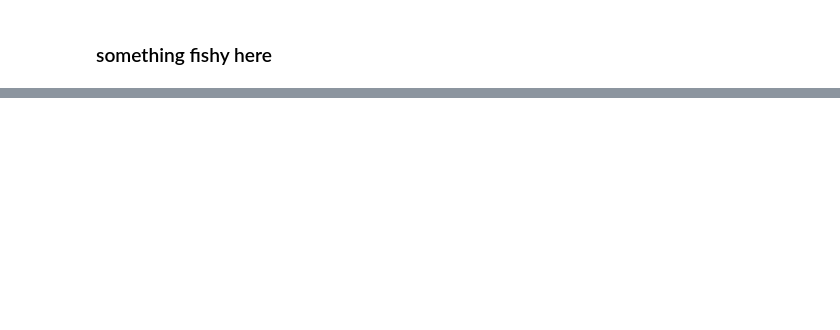
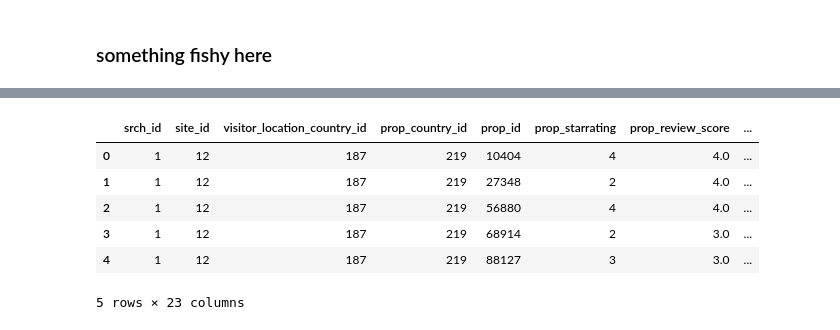
Before and after one commit to silencedsre/Click-Through-Rate, a Jupyter notebook: notebooks/Analysis From Sampled.ipynb, the cells around one changed output, grey strips where cells are left out. Drawn from its saved outputs; the diff is of its cells as text; code cells hidden in the pictures; blank space fills up the shorter version.

```diff
--- a/notebooks/Analysis From Sampled.ipynb
+++ b/notebooks/Analysis From Sampled.ipynb
@@ -262,0 +431,12 @@ df.columns
+# %%
+data = df.drop('date_time', axis=1)
+# %%
+data.head()
+# %% [output]
+|  | srch_id | site_id | visitor_location_country_id | prop_country_id | prop_id | prop_starrating | prop_review_score | ... |
+| 0 | 1 | 12 | 187 | 219 | 10404 | 4 | 4.0 | ... |
+| 1 | 1 | 12 | 187 | 219 | 27348 | 2 | 4.0 | ... |
+| 2 | 1 | 12 | 187 | 219 | 56880 | 4 | 4.0 | ... |
+| 3 | 1 | 12 | 187 | 219 | 68914 | 2 | 3.0 | ... |
+| 4 | 1 | 12 | 187 | 219 | 88127 | 3 | 3.0 | ... |
+5 rows × 23 columns
```
Also changed, not shown: parts of 22 cells of this notebook.
